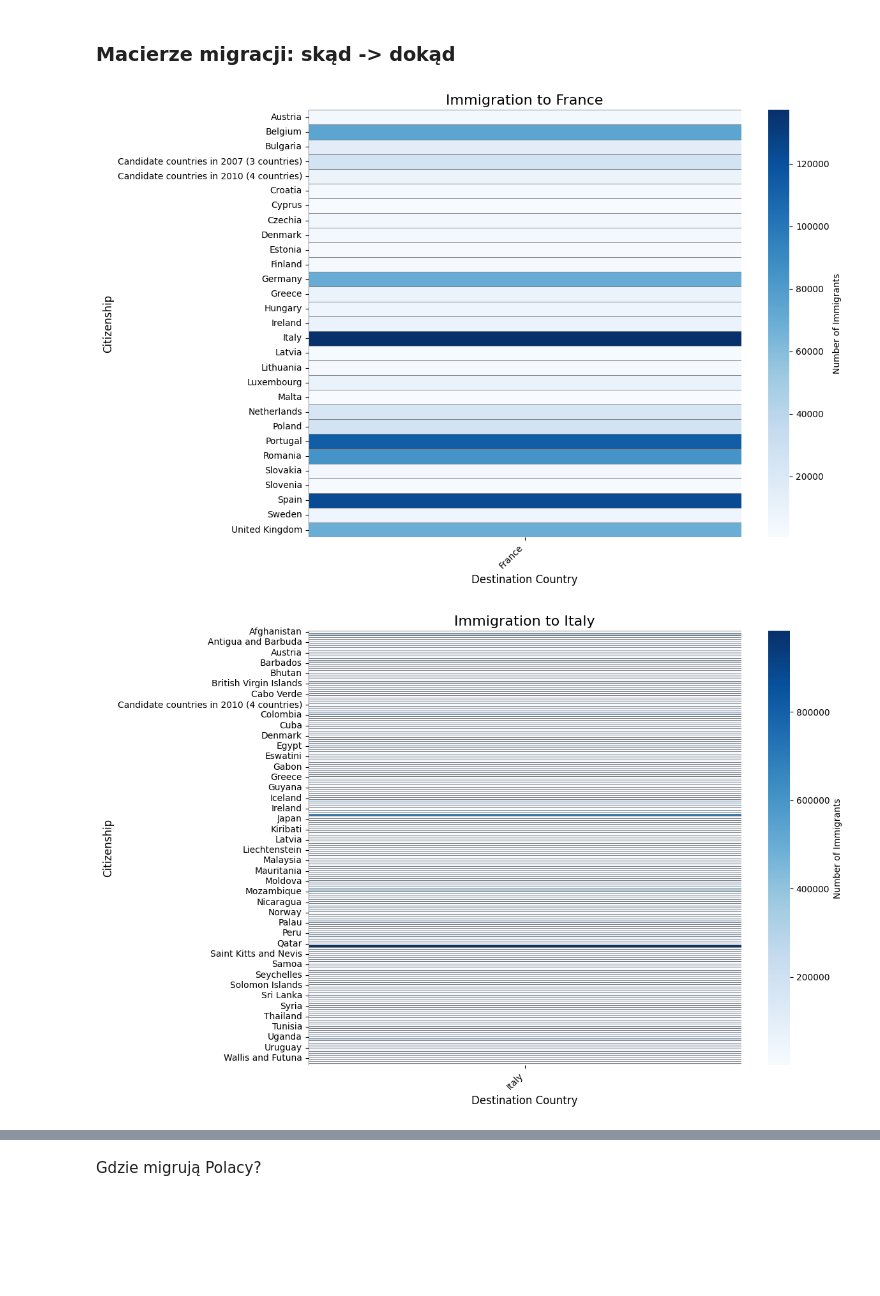
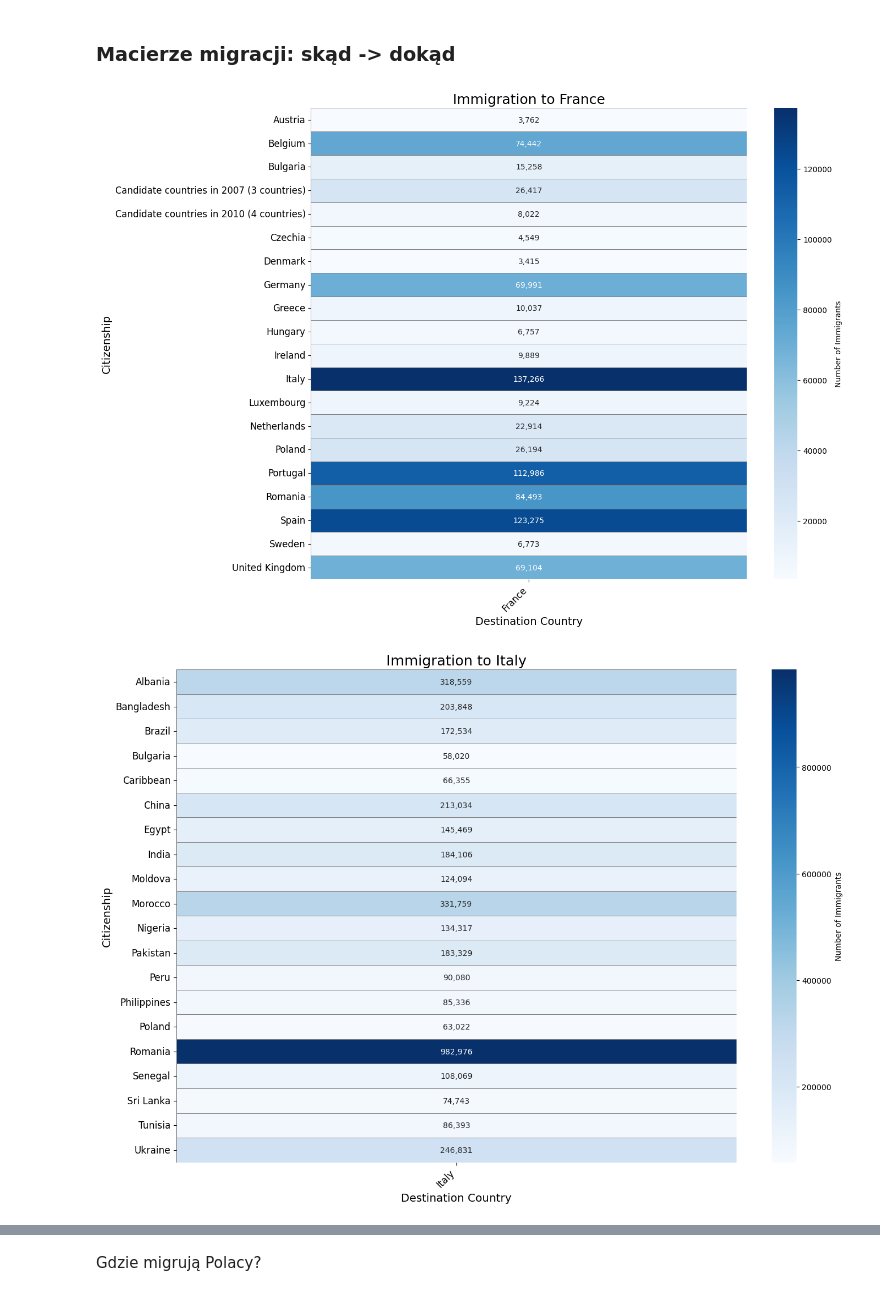
Before and after one commit to natix-x/Data-mining-in-Migration-Analysis, a Jupyter notebook: data_analysis/migration_patterns.ipynb, the cells around one changed output, grey strips where cells are left out. Cells and saved outputs as stored; diff of their text form; code cells hidden in the pictures; blank space fills up the shorter version.

```diff
--- a/data_analysis/migration_patterns.ipynb
+++ b/data_analysis/migration_patterns.ipynb
@@ -27,7 +26,7 @@ eu_countries = [
 ]  # plus United Kingdom
 
 eu_only = df[df["geo"].isin(eu_countries)]
-#eu_only = eu_only[eu_only['Country of citizenship'] != eu_only['geo']]
+eu_only = eu_only[eu_only['Country of citizenship'] != eu_only['geo']]
 # %% [markdown]
 ### Analiza ogólnej liczby imgrantów do krajów UE
 # %%
@@ -79,37 +78,54 @@ plt.show()
 # %% [markdown]
 ### Macierze migracji: skąd -> dokąd
 # %%
+
 countries_of_interest = ['France', 'Italy', 'Germany', 'Sweden']
-filtered_interest = filtered[~filtered["Country of citizenship"].str.contains("Reporting country|Foreign country|except|EU|Total|Stateless", case=False, na=False)]
+
+
+filtered_interest = filtered[~filtered["Country of citizenship"].str.contains(
+    "Reporting country|Foreign country|except|EU|Total|Stateless", case=False, na=False)]
 filtered_interest = filtered_interest[filtered_interest["geo"].isin(countries_of_interest)]
+
 
 pivot_table = filtered_interest.pivot_table(
     index="Country of citizenship",
     columns="geo",
     values="Migrants number",
     aggfunc="sum"
 )
 
+
+pivot_table = pivot_table.apply(lambda x: x.nlargest(20), axis=0)
+
+
 for country in countries_of_interest:
+
     country_data = pivot_table[[country]].fillna(0)
-
     country_data = country_data[country_data[country] > 0]
 
-    plt.figure(figsize=(12, 8))
+
+    plt.figure(figsize=(14, 10))
     sns.heatmap(
         country_data,
         cmap="Blues",
-        linewidths=0.5,
+        linewidths=0.7,
         linecolor="gray",
-        cbar_kws={'label': 'Number of Immigrants'}
+        cbar_kws={'label': 'Number of Immigrants'},
+        annot=True,
+        fmt=",.0f"
     )
 
-    plt.title(f"Immigration to {country}", fontsize=16)
-    plt.xlabel("Destination Country", fontsize=12)
-    plt.ylabel("Citizenship", fontsize=12)
-    plt.xticks(rotation=45, ha="right")
+    plt.title(f"Immigration to {country}", fontsize=18)
+    plt.xlabel("Destination Country", fontsize=14)
+    plt.ylabel("Citizenship", fontsize=14)
+
+
+    plt.xticks(rotation=45, ha="right", fontsize=12)
+    plt.yticks(fontsize=12)
     plt.tight_layout()
+
+
     plt.show()
 # %% [output]
-[figure, old version]
+[figure, new version]
-[figure, old version]
+[figure, new version]
```
Also changed, not shown: parts of 10 cells of this notebook.
